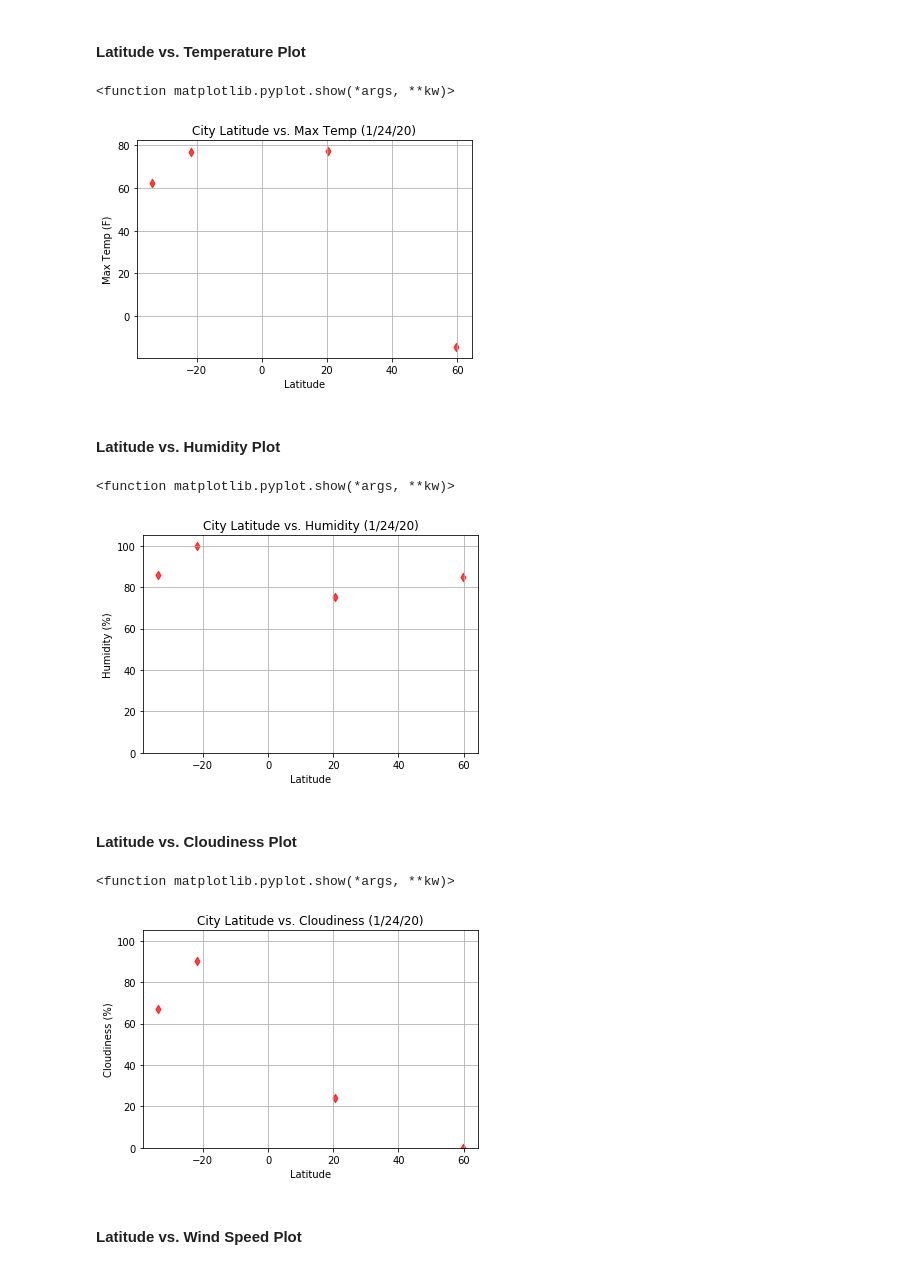
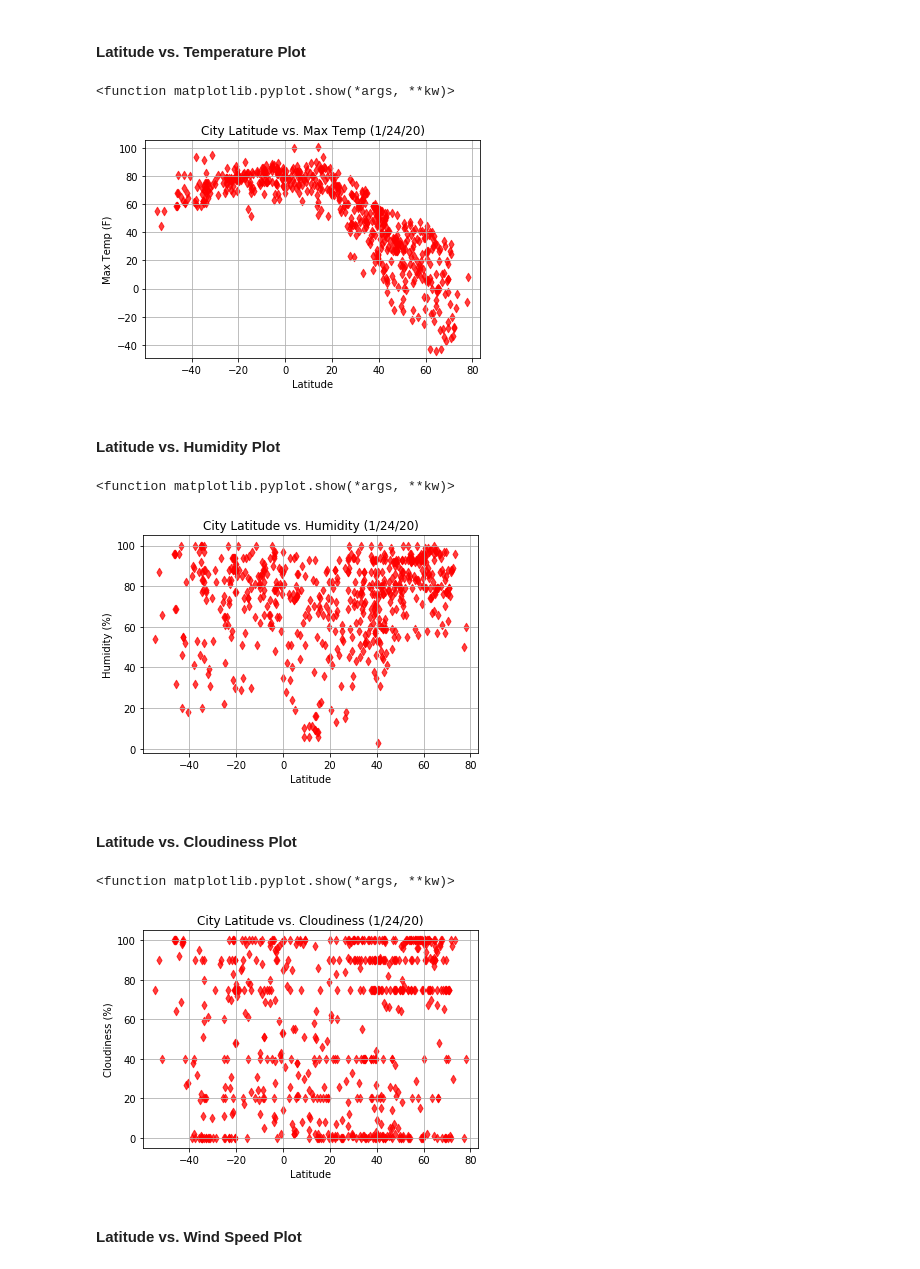
Before and after one commit to jaime030690/python_api_challenge, a Jupyter notebook: starter_code/WeatherPy.ipynb, the cells around one changed output. Drawn from its saved outputs; the diff is of its cells as text; code cells hidden in the pictures.

Commit message:
Pulled new data for the plots and competed first four scatter plots.

```diff
--- a/starter_code/WeatherPy.ipynb
+++ b/starter_code/WeatherPy.ipynb
@@ -74,6 +74,11 @@ weather_info = {
 count = 1
 
 for city in cities:
+
+    break
+    ''''''''''''''''''''''''''''''''''''''''''''''
+    DO NOT BREAK REMOVE UNLESS NEW DATA'S NEEDED!!
+    ''''''''''''''''''''''''''''''''''''''''''''''
 
     response = requests.get(f'{url}appid={weather_api_key}&units={units}&q={city}').json()
     time.sleep(0.5)
@@ -139,29 +155,31 @@ y_axis = weather_df['Max Temp']
 plt.scatter(x_axis, y_axis, marker = 'd', alpha = 0.75, c='r')
 plt.xlabel('Latitude')
 plt.ylabel('Max Temp (F)')
-plt.ylim(weather_df['Max Temp'].min() - 5, weather_df['Max Temp'].max() + 5)
+plt.xlim(x_axis.min() - 5, x_axis.max() + 5)
+plt.ylim(y_axis.min() - 5, y_axis.max() + 5)
 plt.title('City Latitude vs. Max Temp (1/24/20)')
 plt.grid()
 plt.show
 # %% [output]
 <function matplotlib.pyplot.show(*args, **kw)>
-[figure, old version]
+[figure, new version]
 # %% [markdown]
 #### Latitude vs. Humidity Plot
 # %%
 x_axis = weather_df['Lat']
 y_axis = weather_df['Humidity']
 
 plt.scatter(x_axis, y_axis, marker = 'd', alpha = 0.75, c='r')
 plt.xlabel('Latitude')
 plt.ylabel('Humidity (%)')
-plt.ylim(0, weather_df['Humidity'].max()+5)
+plt.xlim(x_axis.min() - 5, x_axis.max() + 5)
+plt.ylim(y_axis.min() - 5, y_axis.max() + 5)
 plt.title('City Latitude vs. Humidity (1/24/20)')
 plt.grid()
 plt.show
 # %% [output]
 <function matplotlib.pyplot.show(*args, **kw)>
-[figure, old version]
+[figure, new version]
 # %% [markdown]
 #### Latitude vs. Cloudiness Plot
 # %%
@@ -171,12 +189,13 @@ y_axis = weather_df['Cloudiness']
 plt.scatter(x_axis, y_axis, marker = 'd', alpha = 0.75, c='r')
 plt.xlabel('Latitude')
 plt.ylabel('Cloudiness (%)')
-plt.ylim(0, weather_df['Humidity'].max()+5)
+plt.xlim(x_axis.min() - 5, x_axis.max() + 5)
+plt.ylim(y_axis.min() - 5, y_axis.max() + 5)
 plt.title('City Latitude vs. Cloudiness (1/24/20)')
 plt.grid()
 plt.show
 # %% [output]
 <function matplotlib.pyplot.show(*args, **kw)>
-[figure, old version]
+[figure, new version]
 # %% [markdown]
 #### Latitude vs. Wind Speed Plot
```
Also changed, not shown: parts of 6 cells of this notebook, 1 other file.
